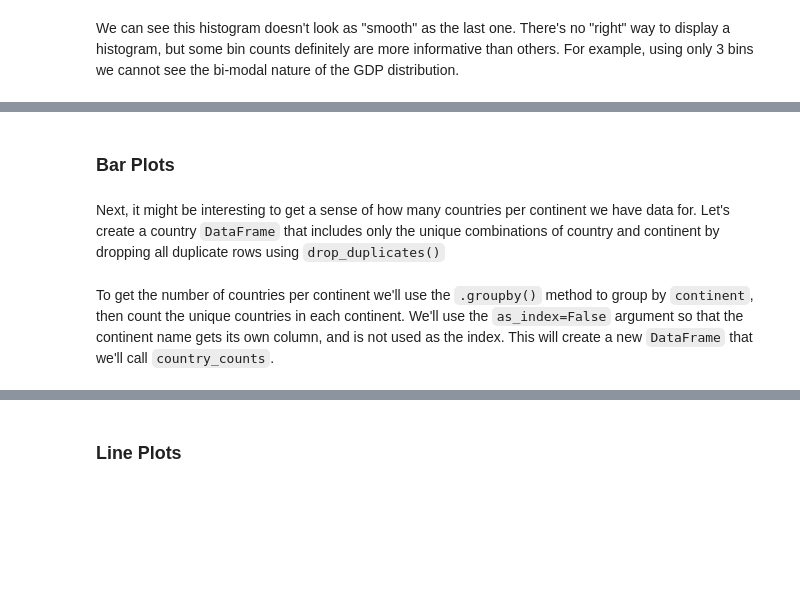
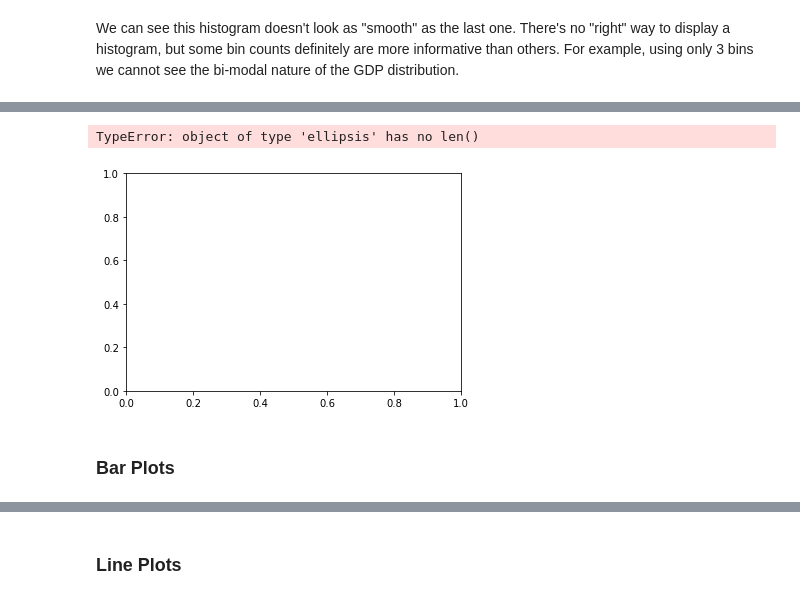
Before and after one commit to dlab-berkeley/Python-Data-Visualization-Legacy, a Jupyter notebook: lessons/Python-Data-Visualization.ipynb, the cells around one changed output, grey strips where cells are left out. Drawn from its saved outputs; the diff is of its cells as text; code cells hidden in the pictures; blank space fills up the shorter version.

```diff
--- a/lessons/Python-Data-Visualization.ipynb
+++ b/lessons/Python-Data-Visualization.ipynb
@@ -116,2 +120,2 @@ Then, the `here` function will allow us to easily specify the correct path:
 # %%
-gm = pd.read_csv(here('data/gapminder.tsv'), sep='\t')
+gm = pd.read_csv('../data/gapminder.tsv', sep='\t')
@@ -129,3 +148,3 @@ latest_year
 # %%
-gm_latest = gm[gm['year'] == latest_year]
+gm_latest = gm.loc[gm['year'] == latest_year,:]
 gm_latest.shape
@@ -217,4 +265,10 @@ plt.ylabel('# of Countries');
+# %%
+gm_latest
+
+## YOUR CODE HERE
+plt.hist(...)
+# %% [output]
+TypeError: object of type 'ellipsis' has no len()
+[figure, added]
 # %% [markdown]
 ### Bar Plots
-# %% [markdown]
-Next, it might be interesting to get a sense of how many countries per continent we have data for. Let's create a country `DataFrame` that includes only the unique combinations of country and continent by dropping all duplicate rows using `drop_duplicates()`
@@ -226,2 +274,0 @@ countries.shape
-# %% [markdown]
-To get the number of countries per continent we'll use the `.groupby()` method to group by `continent`, then count the unique countries in each continent. We'll use the `as_index=False` argument so that the continent name gets its own column, and is not used as the index. This will create a new `DataFrame` that we'll call `country_counts`.
```
Also changed, not shown: parts of 160 cells of this notebook, 1 other file.
